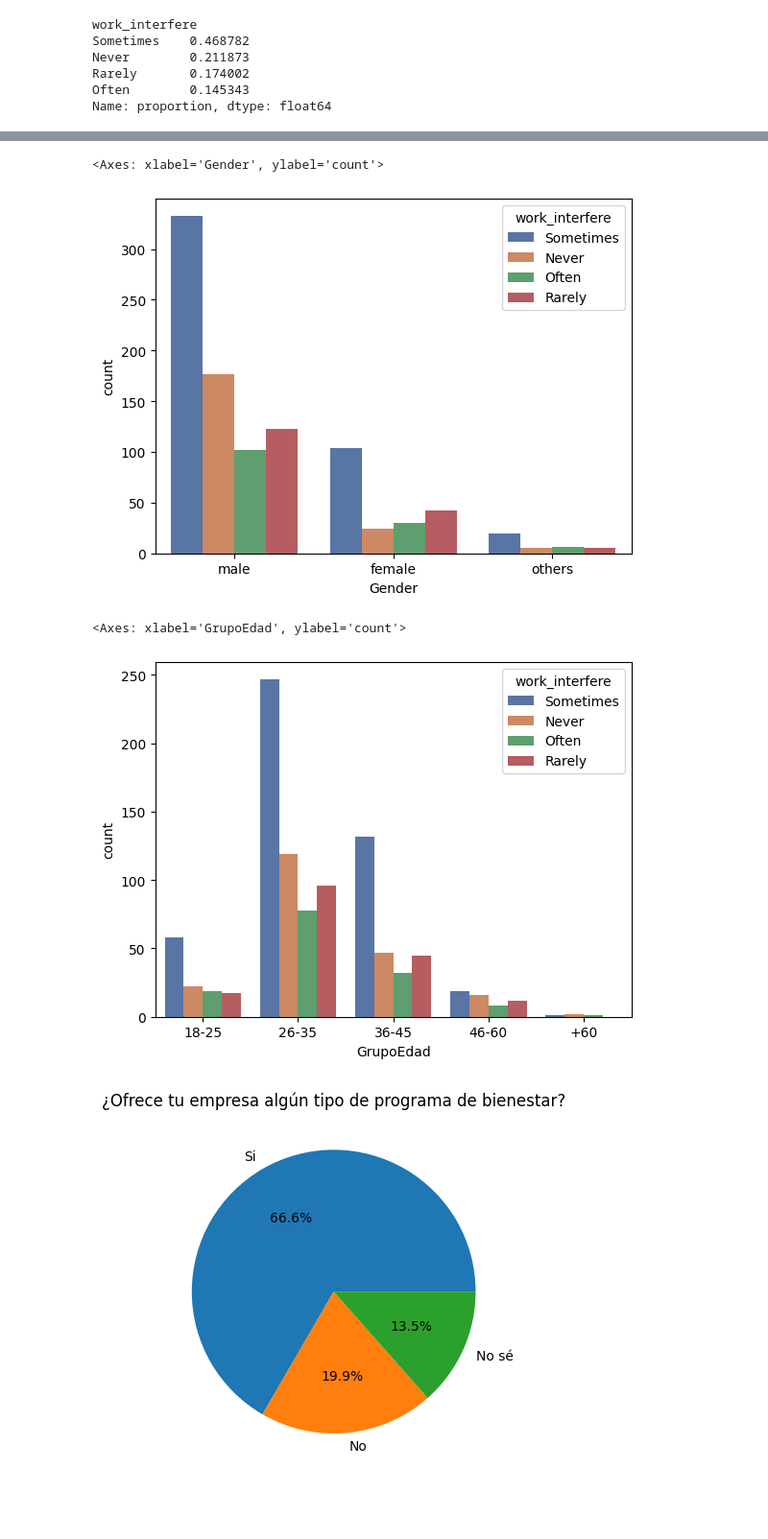
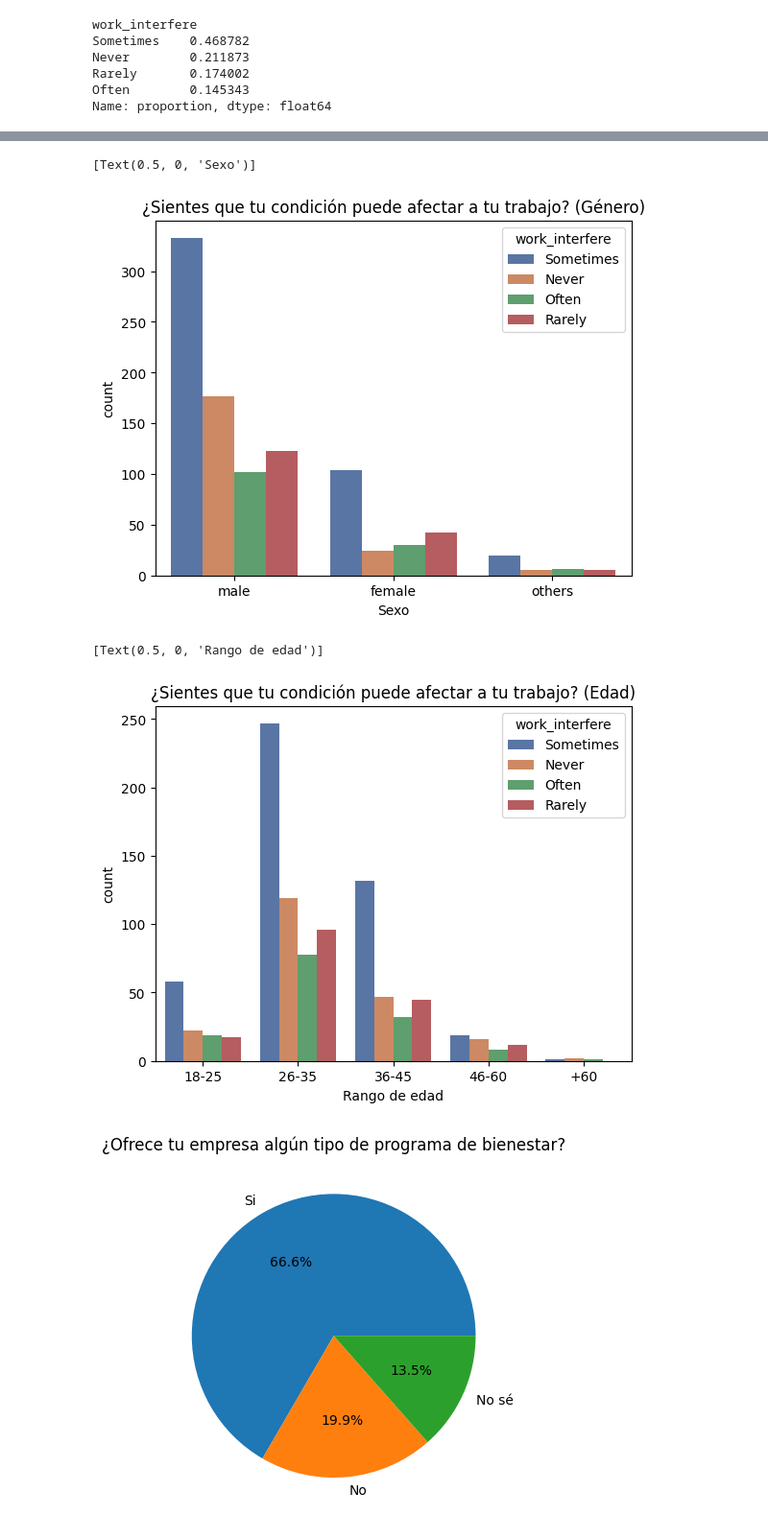
Before and after one commit to AlvaroPicaza/data-analytics-portfolio, a Jupyter notebook: Salud mental tecnología/notebooks/mentalHealthTech.ipynb, the cells around one changed output, grey strips where cells are left out. Shown: that part at 96% size. Cells and saved outputs as stored; diff of their text form; code cells hidden in the pictures; blank space fills up the shorter version.

```diff
--- a/Salud mental tecnología/notebooks/mentalHealthTech.ipynb
+++ b/Salud mental tecnología/notebooks/mentalHealthTech.ipynb
@@ -186,16 +197,17 @@ obs_consequence
 # %%
-#y = survey['work_interfere']
-#barra1 = survey
-
-sns.countplot(survey, x="Gender", hue="work_interfere",palette="deep")
+ax = sns.countplot(survey, x="Gender", hue="work_interfere",palette="deep")
+plt.title('¿Sientes que tu condición puede afectar a tu trabajo? (Género)')
+ax.set(xlabel = 'Sexo')
 # %% [output]
-<Axes: xlabel='Gender', ylabel='count'>
+[Text(0.5, 0, 'Sexo')]
-[figure, old version]
+[figure, new version]
 # %%
-sns.countplot(survey, x="GrupoEdad", hue="work_interfere",palette="deep")
+ax = sns.countplot(survey, x="GrupoEdad", hue="work_interfere",palette="deep")
+plt.title('¿Sientes que tu condición puede afectar a tu trabajo? (Edad)')
+ax.set(xlabel = 'Rango de edad')
 # %% [output]
-<Axes: xlabel='GrupoEdad', ylabel='count'>
+[Text(0.5, 0, 'Rango de edad')]
-[figure, old version]
+[figure, new version]
 # %%
 y = survey['wellness_program'].value_counts()
 labels = ['Si', 'No', "No sé"]
```
Also changed, not shown: parts of 29 cells of this notebook.
